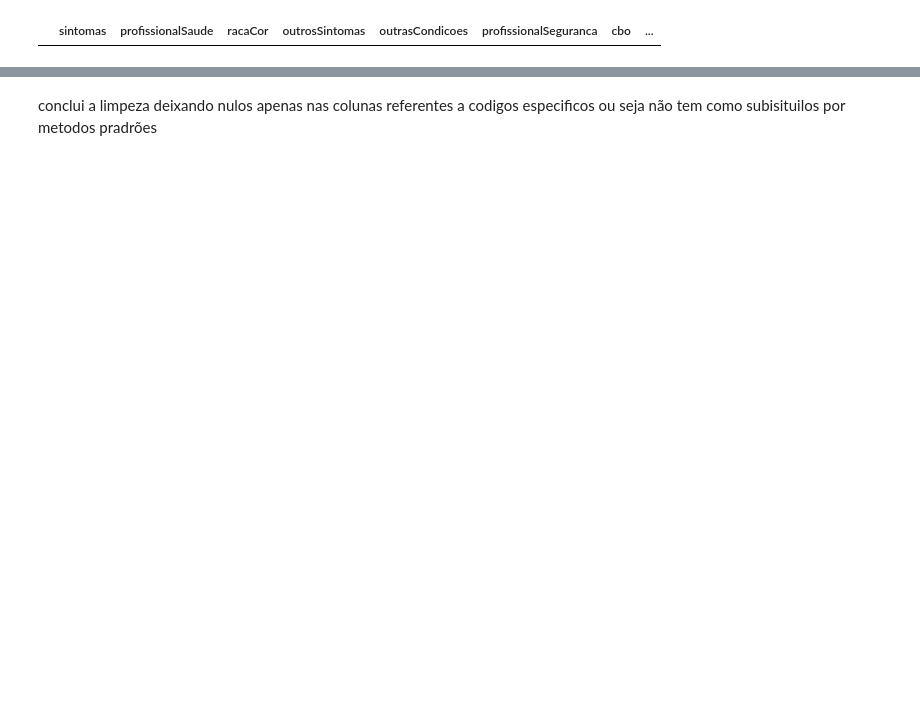
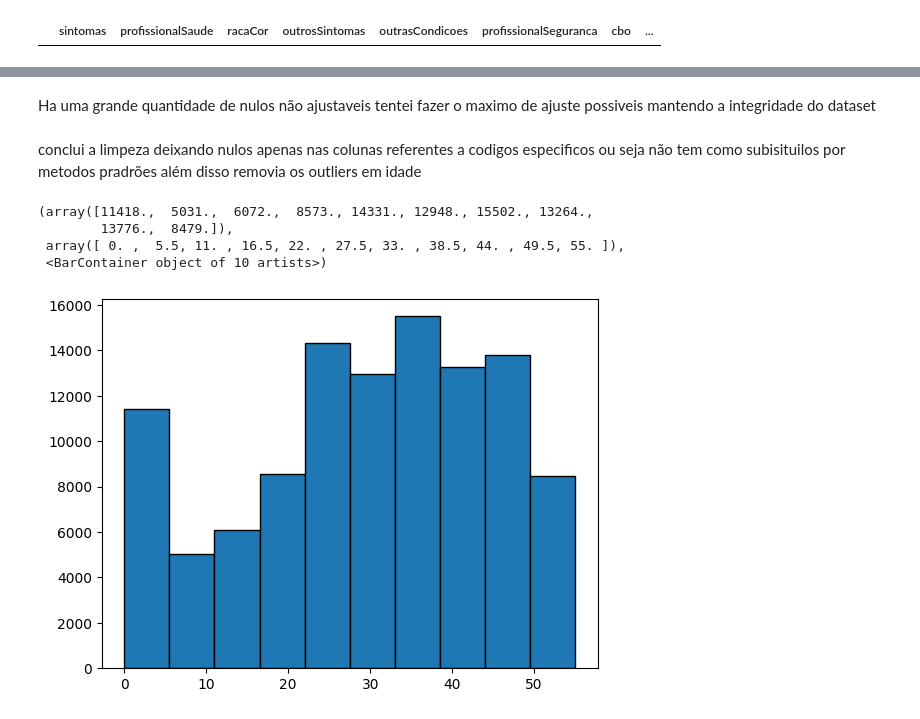
Before and after one commit to CarlosEduuu0/datasus_dashboard, a Jupyter notebook: cleaning.ipynb, the cells around one changed output, grey strips where cells are left out. Drawn from its saved outputs; the diff is of its cells as text; code cells hidden in the pictures; blank space fills up the shorter version.

Commit message:
ajustes

```diff
--- a/cleaning.ipynb
+++ b/cleaning.ipynb
@@ -98,0 +78,9 @@ for col in date_cols:
+# %%
+df.replace(['None', 'null', 'Nan', ''], np.nan, inplace=True)
+# %%
+cols_texto = ['sintomas', 'racaCor', 'sexo', 'estado', 'municipio']
+for col in cols_texto:
+        if col in df.columns:
+            df[col] = df[col].astype(str).str.strip().str.upper()
+            # Transformar 'NAN' string de volta para nulo real após conversão
+            df[col].replace('NAN', np.nan, inplace=True)
@@ -99,3 +105,22 @@ for col in date_cols:
+# %%
+mapa_bool = {
+    'FALSO': False, 'NAO': False, 'NÃO': False, 'FALSE': False,
+    'VERDADEIRO': True, 'SIM': True, 'TRUE': True,
+
+
+    'NÃO INFORMADO': np.nan, 'NAO INFORMADO': np.nan, 'INDEFINIDO': np.nan,
+    'NAN': np.nan
+}
+
+cols_bool = ['profissionalSaude', 'profissionalSeguranca', 'excluido']
+
+for col in cols_bool:
+    if col in df.columns:
+        df[col] = df[col].map(mapa_bool)
+# %%
+if 'idade' in df.columns:
+        df['idade'] = pd.to_numeric(df['idade'], errors='coerce')
+        df = df[(df['idade'] >= 0) & (df['idade'] <= 120)]
 # %%
 
 cols_categoricas = df.select_dtypes(include=['object', 'category']).columns
@@ -127,6 +151,16 @@ df['idade'] = df['idade'].fillna(df['idade'].mean())
+# %% [markdown]
+Ha uma grande quantidade de nulos não ajustaveis tentei fazer o maximo de ajuste possiveis mantendo a integridade do dataset
 # %% [markdown]
-conclui a limpeza deixando nulos apenas nas colunas referentes a codigos especificos ou seja não tem como subisituilos por metodos pradrões
+conclui a limpeza deixando nulos apenas nas colunas referentes a codigos especificos ou seja não tem como subisituilos por metodos pradrões além disso removia os outliers em idade
 # %%
 
 
 df.to_parquet("datasus_limpo.parquet", index=False)
+# %%
+plt.hist(data=df,x='idade',edgecolor='Black')
+# %% [output]
+(array([11418.,  5031.,  6072.,  8573., 14331., 12948., 15502., 13264.,
+        13776.,  8479.]),
+ array([ 0. ,  5.5, 11. , 16.5, 22. , 27.5, 33. , 38.5, 44. , 49.5, 55. ]),
+ <BarContainer object of 10 artists>)
+[figure, added]
```
Also changed, not shown: parts of 11 cells of this notebook, 1 other file.
